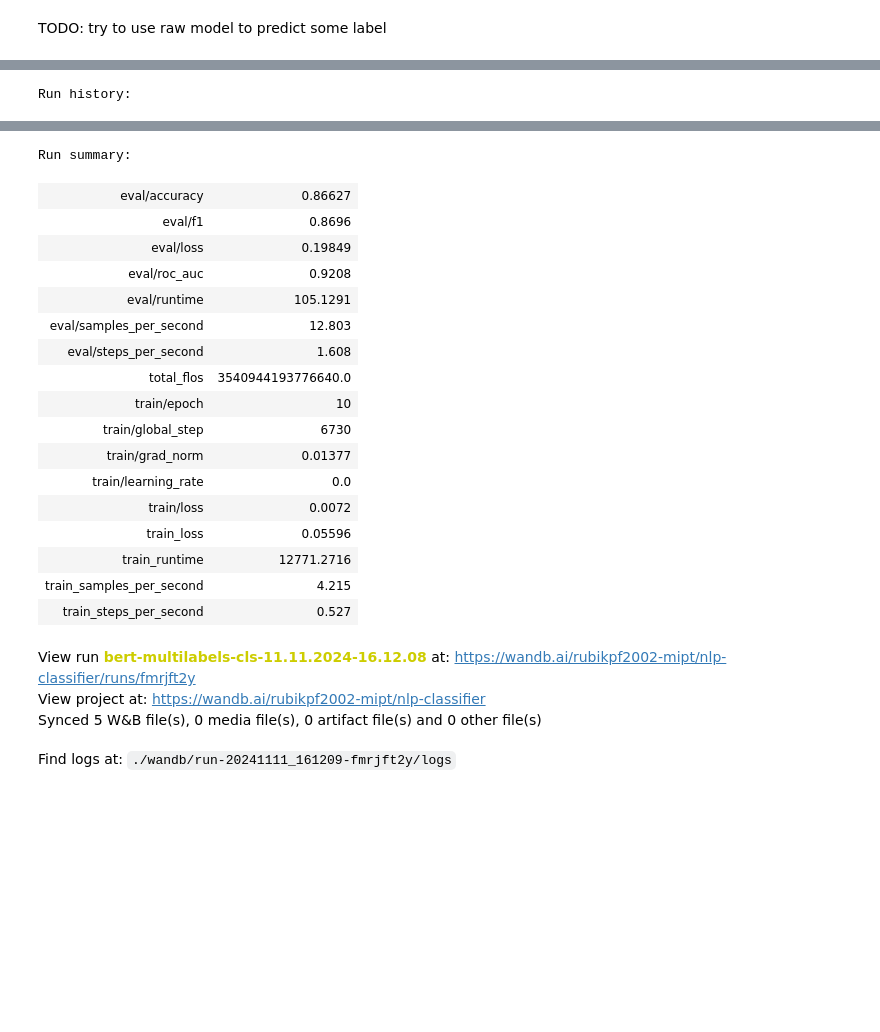
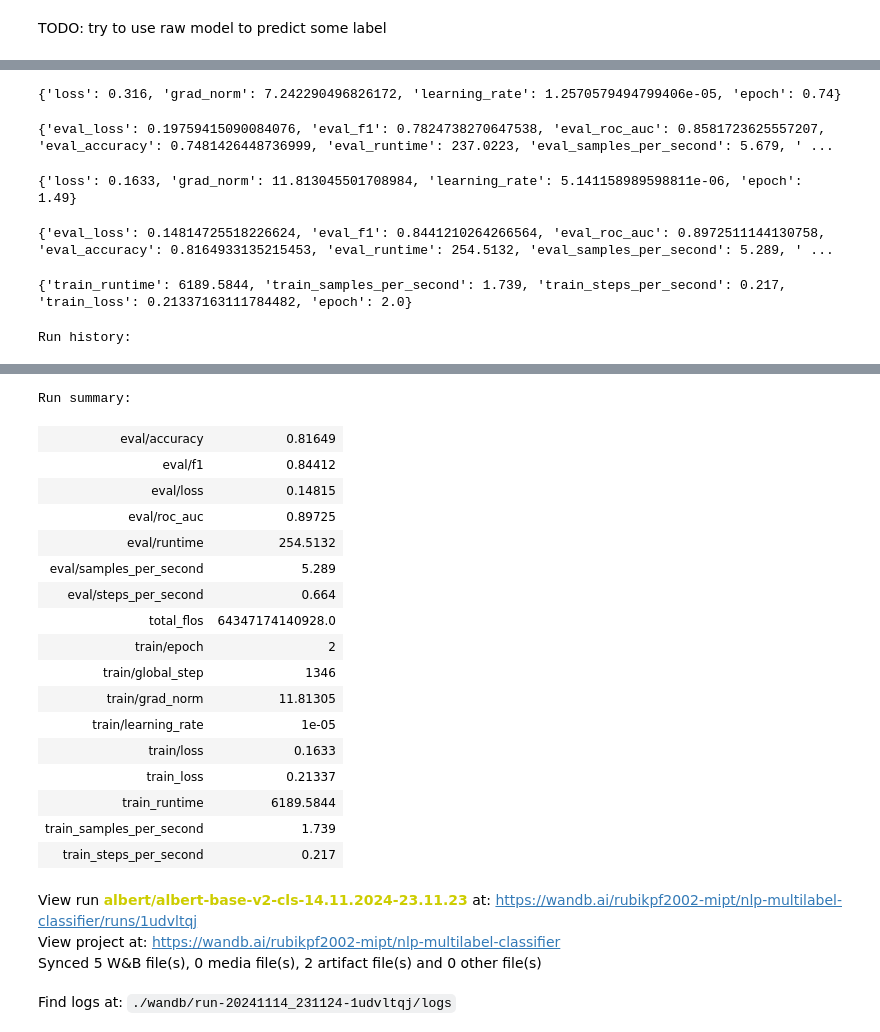
Before and after one commit to pavel-collab/LlmPractice, a Jupyter notebook: LlmClassification/MultiLabelClassificationTrainer.ipynb, the cells around one changed output, grey strips where cells are left out. Saved outputs shown, nothing was run; the diff lists cells and outputs as text; code cells hidden in the pictures; blank space fills up the shorter version.

```diff
--- a/LlmClassification/MultiLabelClassificationTrainer.ipynb
+++ b/LlmClassification/MultiLabelClassificationTrainer.ipynb
@@ -102,2 +104,8 @@ label2id = {label:idx for idx, label in enumerate(labels)}
 # %%
 tokenizer = AutoTokenizer.from_pretrained(MODEL_NAME)
+# %%
+model = AutoModelForSequenceClassification.from_pretrained(f"{MODEL_NAME}",
+                                                           problem_type="multi_label_classification",
+                                                           num_labels=len(labels),
+                                                           id2label=id2label,
+                                                           label2id=label2id)
@@ -104,3 +115,11 @@ tokenizer = AutoTokenizer.from_pretrained(MODEL_NAME)
+# %%
+if tokenizer.pad_token is None:
+    tokenizer.add_special_tokens({'pad_token': '[PAD]'})
+    model.resize_token_embeddings(len(tokenizer))
+
+if model.config.pad_token_id == None:
+    model.config.pad_token_id = model.config.eos_token_id
+    model.config.pad_token = tokenizer.pad_token
 # %%
 def preprocess_data(examples):
   # take a batch of texts
@@ -146,9 +165,3 @@ encoded_dataset.set_format("torch")
 type(encoded_dataset['train']['input_ids'])
 # %% [output]
 torch.Tensor
-# %%
-model = AutoModelForSequenceClassification.from_pretrained("bert-base-uncased",
-                                                           problem_type="multi_label_classification",
-                                                           num_labels=len(labels),
-                                                           id2label=id2label,
-                                                           label2id=label2id)
@@ -160,13 +170,13 @@ batch_size = 8
 metric_name = "f1"
 
 args = TrainingArguments(
-    f"bert-finetuned-sem_eval-english",
+    f"{MODEL_NAME}-transfer-trained",
     evaluation_strategy = "epoch",
     save_strategy = "epoch",
     learning_rate=2e-5,
     per_device_train_batch_size=batch_size,
     per_device_eval_batch_size=batch_size,
-    num_train_epochs=10,
+    num_train_epochs=2,
     weight_decay=0.01,
     load_best_model_at_end=True,
     metric_for_best_model=metric_name
@@ -252,5 +246,15 @@ trainer.train()
 # %%
+try:
+    trainer.train()
+except RuntimeError:
+    ...
+
 # Закрыть сессию WandB
 wandb.finish()
 # %% [output]
-Run history:
+{'loss': 0.316, 'grad_norm': 7.242290496826172, 'learning_rate': 1.2570579494799406e-05, 'epoch': 0.74}
+{'eval_loss': 0.19759415090084076, 'eval_f1': 0.7824738270647538, 'eval_roc_auc': 0.8581723625557207, 'eval_accuracy': 0.7481426448736999, 'eval_runtime': 237.0223, 'eval_samples_per_second': 5.679, ' ...
+{'loss': 0.1633, 'grad_norm': 11.813045501708984, 'learning_rate': 5.141158989598811e-06, 'epoch': 1.49}
+{'eval_loss': 0.14814725518226624, 'eval_f1': 0.8441210264266564, 'eval_roc_auc': 0.8972511144130758, 'eval_accuracy': 0.8164933135215453, 'eval_runtime': 254.5132, 'eval_samples_per_second': 5.289, ' ...
+{'train_runtime': 6189.5844, 'train_samples_per_second': 1.739, 'train_steps_per_second': 0.217, 'train_loss': 0.21337163111784482, 'epoch': 2.0}
+Run history:
@@ -269,25 +273,25 @@ Run history:
-Run summary:
+Run summary:
-| eval/accuracy | 0.86627 |
-| eval/f1 | 0.8696 |
-| eval/loss | 0.19849 |
-| eval/roc_auc | 0.9208 |
-| eval/runtime | 105.1291 |
-| eval/samples_per_second | 12.803 |
-| eval/steps_per_second | 1.608 |
-| total_flos | 3540944193776640.0 |
-| train/epoch | 10 |
-| train/global_step | 6730 |
-| train/grad_norm | 0.01377 |
-| train/learning_rate | 0.0 |
-| train/loss | 0.0072 |
-| train_loss | 0.05596 |
-| train_runtime | 12771.2716 |
-| train_samples_per_second | 4.215 |
-| train_steps_per_second | 0.527 |
+| eval/accuracy | 0.81649 |
+| eval/f1 | 0.84412 |
+| eval/loss | 0.14815 |
+| eval/roc_auc | 0.89725 |
+| eval/runtime | 254.5132 |
+| eval/samples_per_second | 5.289 |
+| eval/steps_per_second | 0.664 |
+| total_flos | 64347174140928.0 |
+| train/epoch | 2 |
+| train/global_step | 1346 |
+| train/grad_norm | 11.81305 |
+| train/learning_rate | 1e-05 |
+| train/loss | 0.1633 |
+| train_loss | 0.21337 |
+| train_runtime | 6189.5844 |
+| train_samples_per_second | 1.739 |
+| train_steps_per_second | 0.217 |
-View run bert-multilabels-cls-11.11.2024-16.12.08 at: https://wandb.ai/rubikpf2002-mipt/nlp-classifier/runs/fmrjft2y
-View project at: https://wandb.ai/rubikpf2002-mipt/nlp-classifier
-Synced 5 W&B file(s), 0 media file(s), 0 artifact file(s) and 0 other file(s)
+View run albert/albert-base-v2-cls-14.11.2024-23.11.23 at: https://wandb.ai/rubikpf2002-mipt/nlp-multilabel-classifier/runs/1udvltqj
+View project at: https://wandb.ai/rubikpf2002-mipt/nlp-multilabel-classifier
+Synced 5 W&B file(s), 0 media file(s), 2 artifact file(s) and 0 other file(s)
-Find logs at: ./wandb/run-20241111_161209-fmrjft2y/logs
+Find logs at: ./wandb/run-20241114_231124-1udvltqj/logs
 # %%
 # model.save_pretrained("./seved_model")
 # %%
```
Also changed, not shown: parts of 12 cells of this notebook, 4 other files.
